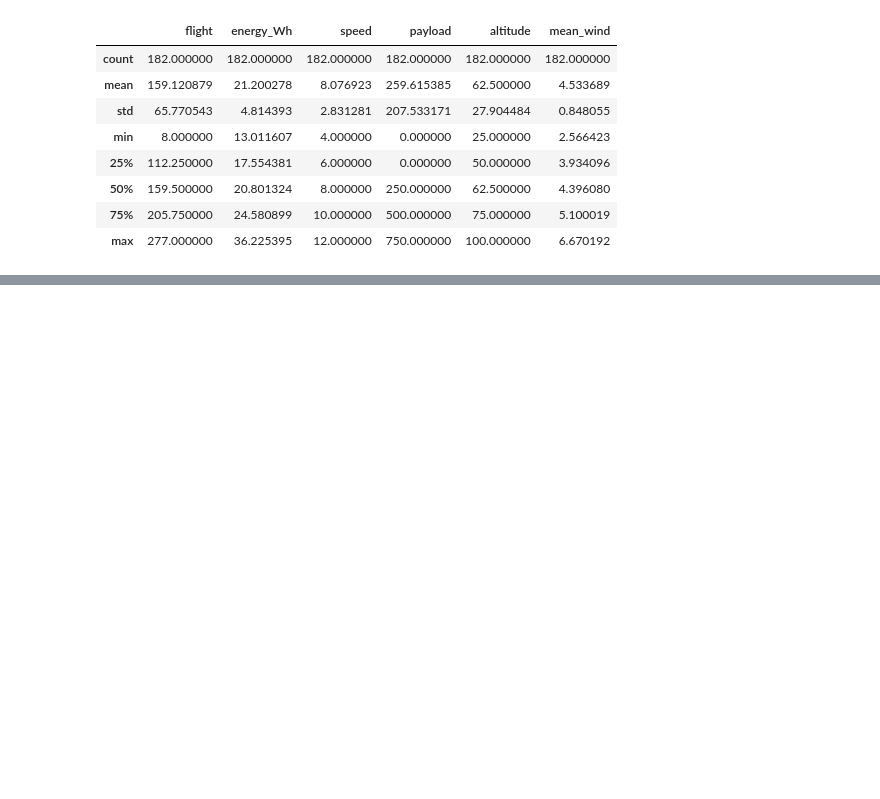
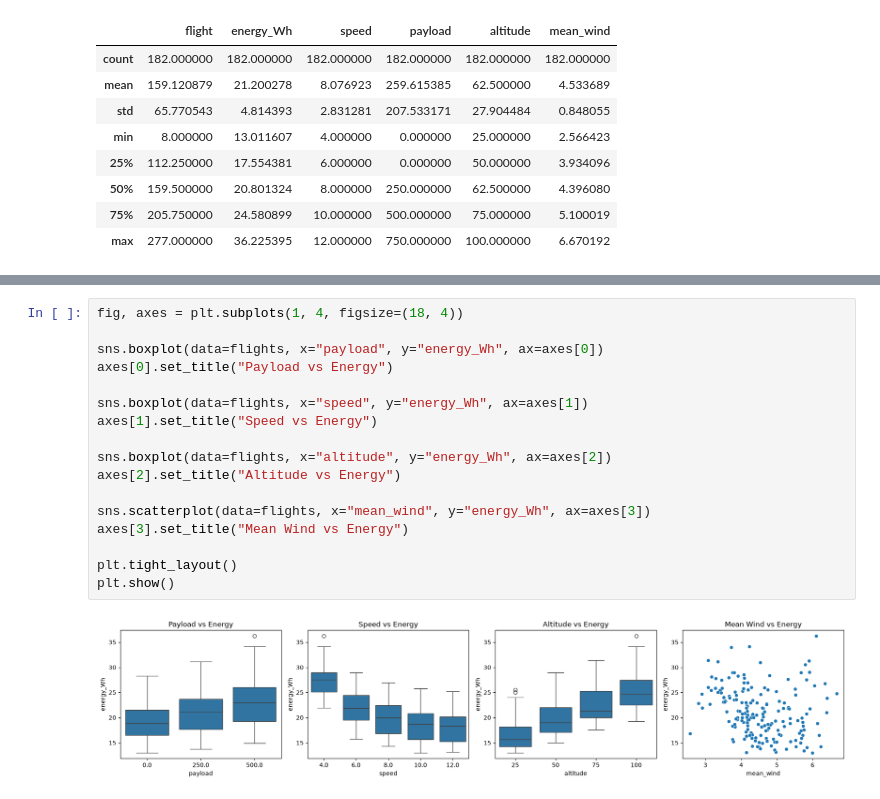
Before and after one commit to MassSarcasm/Battery-Consumption-Drone-Project, a Jupyter notebook: Battery Project.ipynb, the cells around one changed output, grey strips where cells are left out. Saved outputs shown, nothing was run; the diff lists cells and outputs as text; blank space fills up the shorter version.

```diff
--- a/Battery Project.ipynb
+++ b/Battery Project.ipynb
@@ -57,0 +96,19 @@ flights.describe()
+# %%
+fig, axes = plt.subplots(1, 4, figsize=(18, 4))
+
+sns.boxplot(data=flights, x="payload", y="energy_Wh", ax=axes[0])
+axes[0].set_title("Payload vs Energy")
+
+sns.boxplot(data=flights, x="speed", y="energy_Wh", ax=axes[1])
+axes[1].set_title("Speed vs Energy")
+
+sns.boxplot(data=flights, x="altitude", y="energy_Wh", ax=axes[2])
+axes[2].set_title("Altitude vs Energy")
+
+sns.scatterplot(data=flights, x="mean_wind", y="energy_Wh", ax=axes[3])
+axes[3].set_title("Mean Wind vs Energy")
+
+plt.tight_layout()
+plt.show()
+# %% [output]
+[figure, added]
```
Also changed, not shown: parts of 8 cells of this notebook.
